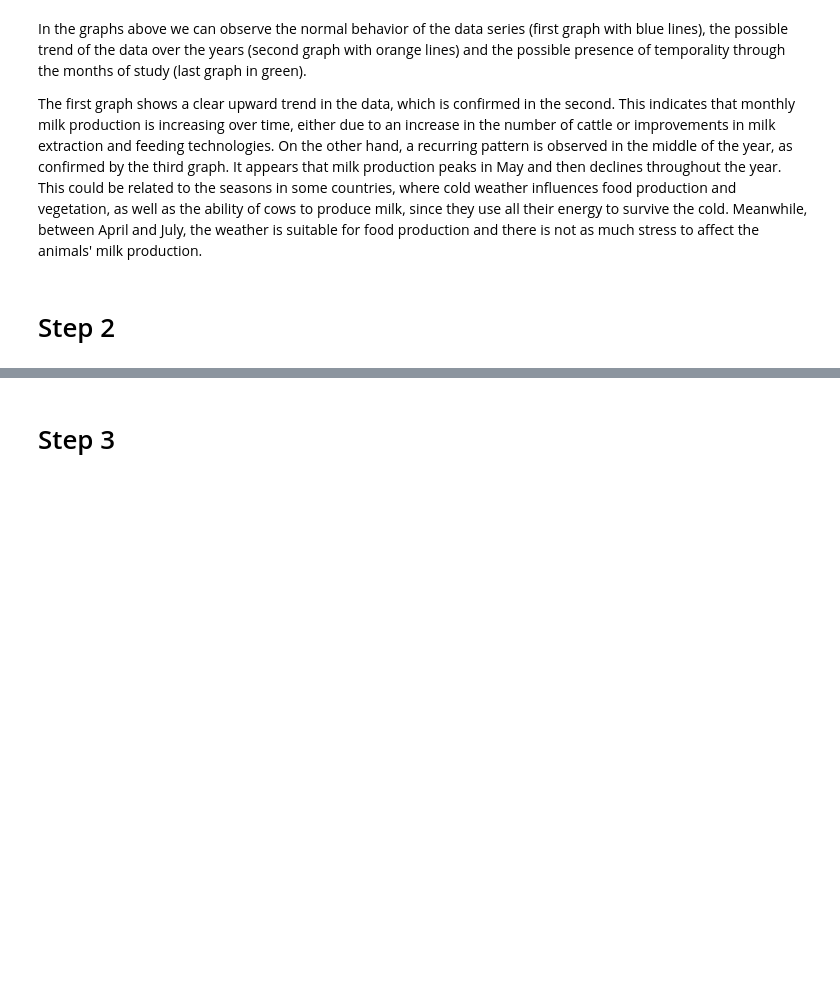
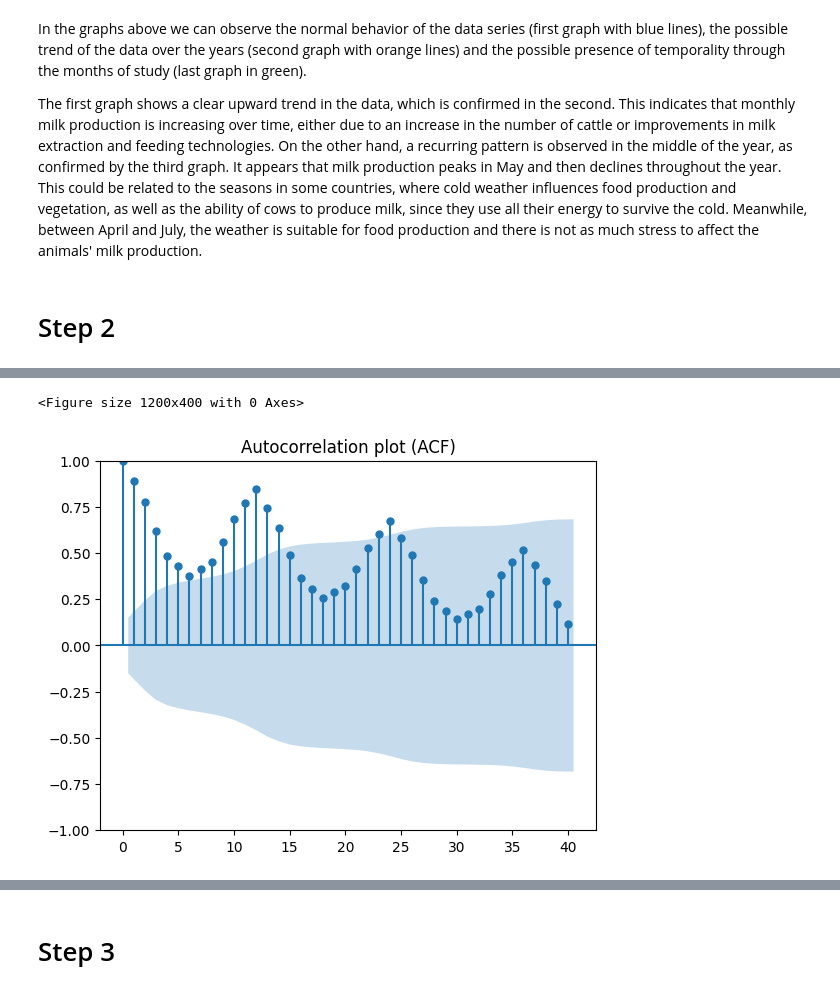
Before and after one commit to Jero2110/Advanced-ML_Phase-04, a Jupyter notebook: analysis/G01_Jeronimo_Ramos_Phase4.ipynb, the cells around one changed output, grey strips where cells are left out. Cells and saved outputs as stored; diff of their text form; code cells hidden in the pictures; blank space fills up the shorter version.

```diff
--- a/analysis/G01_Jeronimo_Ramos_Phase4.ipynb
+++ b/analysis/G01_Jeronimo_Ramos_Phase4.ipynb
@@ -161,0 +181,8 @@ The first graph shows a clear upward trend in the data, which is confirmed in th
+# %%
+plt.figure(figsize=(12, 4))
+plot_acf(df_clean['Milk_production'], lags=40)
+plt.title('Autocorrelation plot (ACF)')
+plt.show()
+# %% [output]
+<Figure size 1200x400 with 0 Axes>
+[figure, added]
```
Also changed, not shown: parts of 7 cells of this notebook.
